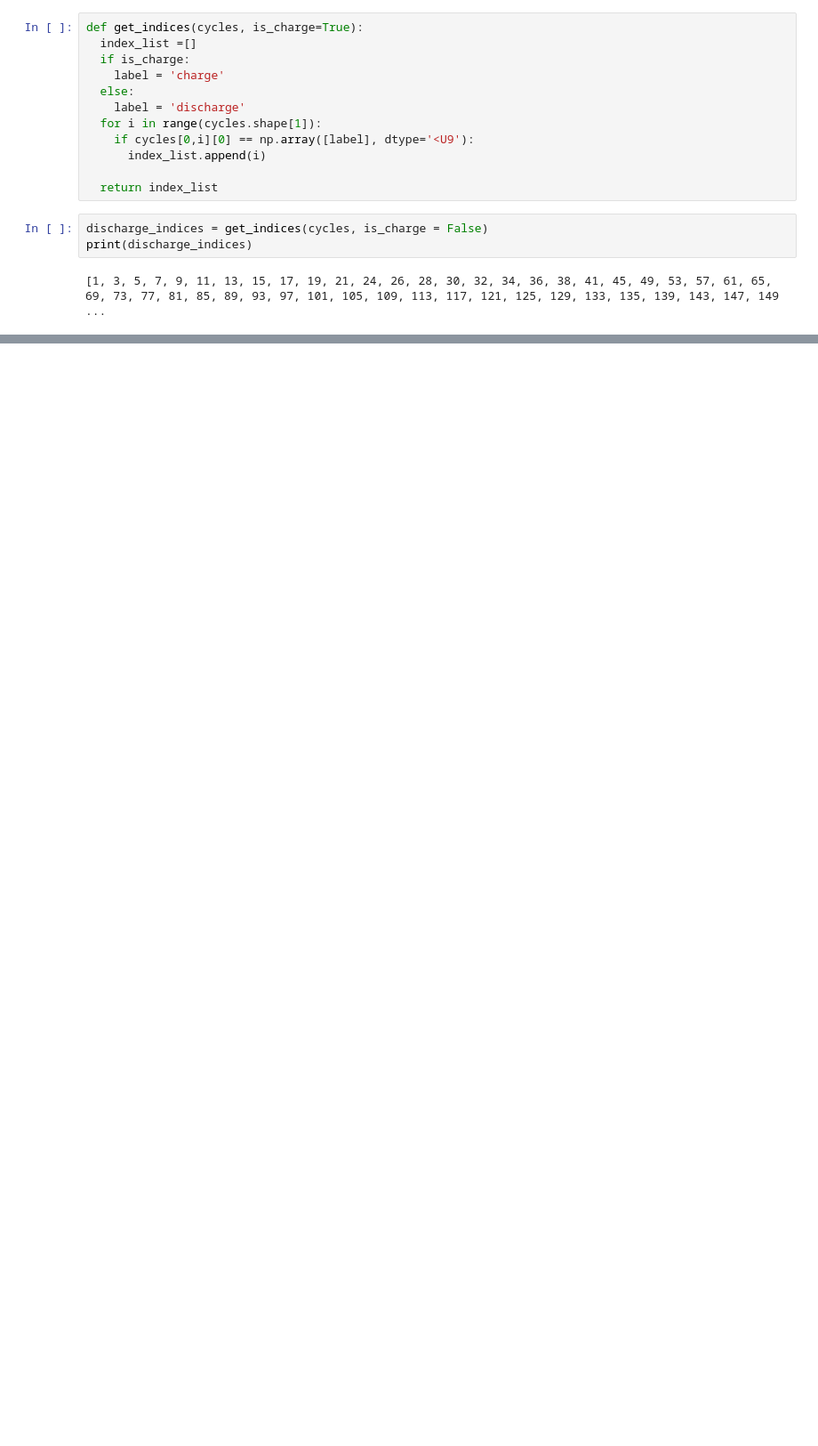
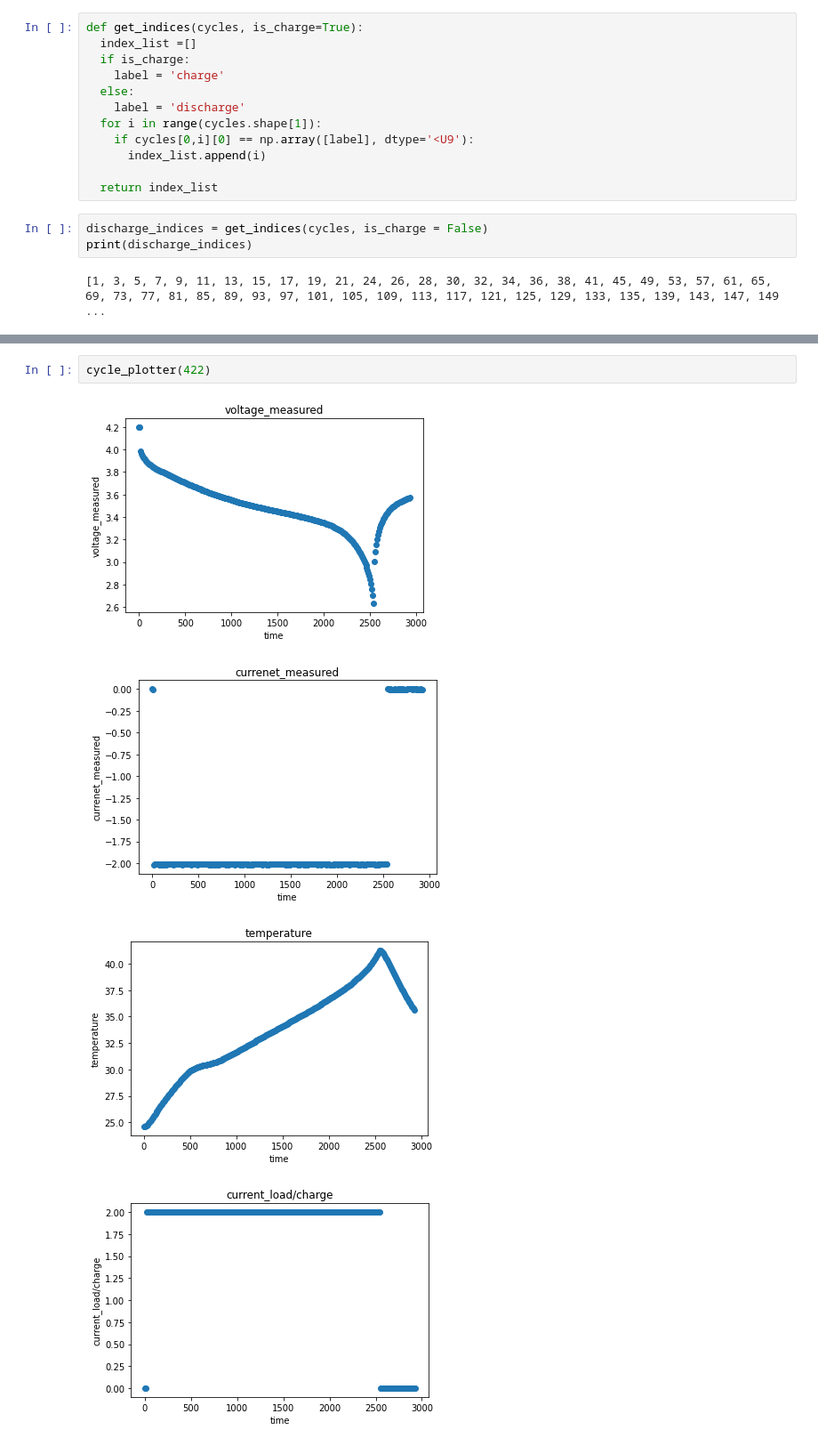
Before and after one commit to natskiu/Nasa-Battery, a Jupyter notebook: Data_Visualisation.ipynb, the cells around one changed output, grey strips where cells are left out. Shown: that part at 89% size. Cells and saved outputs as stored; diff of their text form; blank space fills up the shorter version.

```diff
--- a/Data_Visualisation.ipynb
+++ b/Data_Visualisation.ipynb
@@ -129,0 +151,7 @@ ValueError: ignored
+# %%
+cycle_plotter(422)
+# %% [output]
+[figure, added]
+[figure, added]
+[figure, added]
+[figure, added]
```
Also changed, not shown: parts of 18 cells of this notebook.
